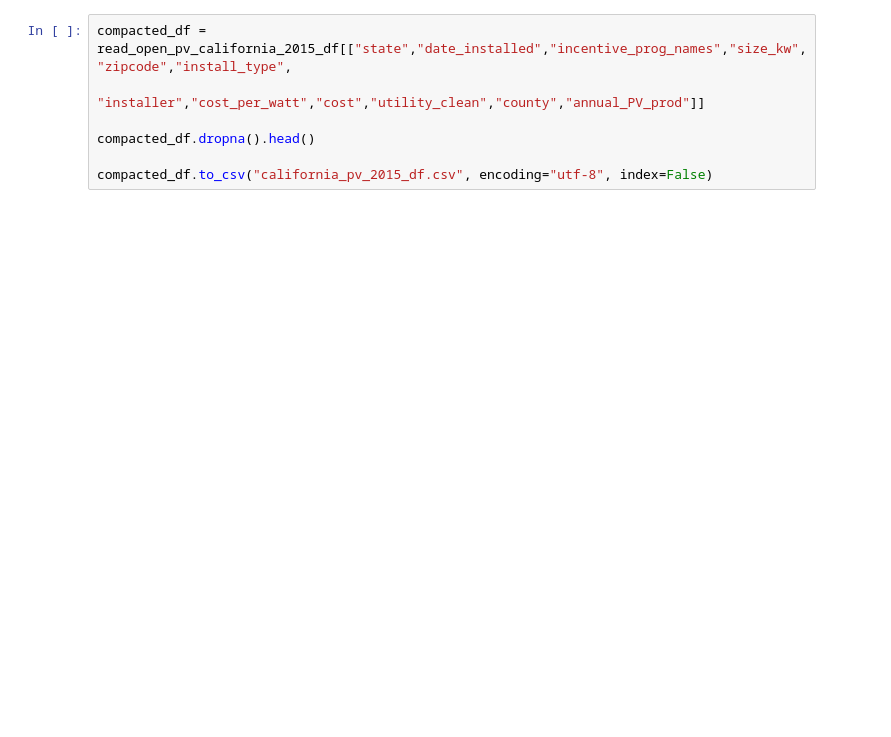
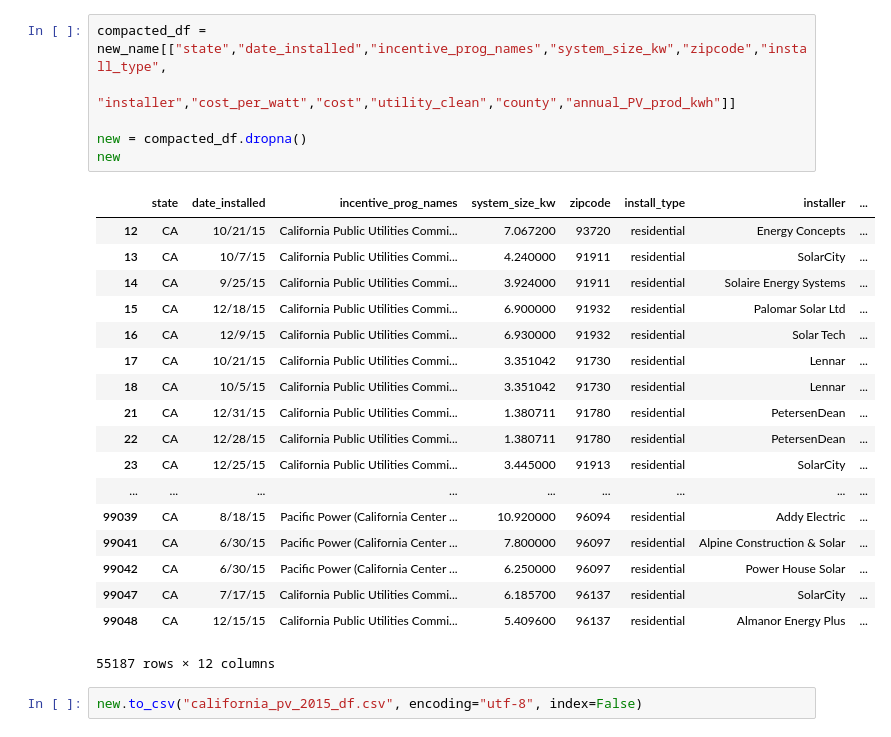
Before and after one commit to dylanmkaiser/Project1, a Jupyter notebook: open_pv_california_2015.ipynb, the cells around one changed output. Drawn from its saved outputs; the diff is of its cells as text; blank space fills up the shorter version.

```diff
--- a/open_pv_california_2015.ipynb
+++ b/open_pv_california_2015.ipynb
@@ -22,8 +25,28 @@ read_open_pv_california_2015_df.head()
 5 rows × 82 columns
 # %%
-compacted_df = read_open_pv_california_2015_df[["state","date_installed","incentive_prog_names","size_kw","zipcode","install_type",
-                                                "installer","cost_per_watt","cost","utility_clean","county","annual_PV_prod"]]
+compacted_df = new_name[["state","date_installed","incentive_prog_names","system_size_kw","zipcode","install_type",
+                                                "installer","cost_per_watt","cost","utility_clean","county","annual_PV_prod_kwh"]]
 
-compacted_df.dropna().head()
-
-compacted_df.to_csv("california_pv_2015_df.csv", encoding="utf-8", index=False)
+new = compacted_df.dropna()
+new
+# %% [output]
+|  | state | date_installed | incentive_prog_names | system_size_kw | zipcode | install_type | installer | ... |
+| 12 | CA | 10/21/15 | California Public Utilities Commi... | 7.067200 | 93720 | residential | Energy Concepts | ... |
+| 13 | CA | 10/7/15 | California Public Utilities Commi... | 4.240000 | 91911 | residential | SolarCity | ... |
+| 14 | CA | 9/25/15 | California Public Utilities Commi... | 3.924000 | 91911 | residential | Solaire Energy Systems | ... |
+| 15 | CA | 12/18/15 | California Public Utilities Commi... | 6.900000 | 91932 | residential | Palomar Solar Ltd | ... |
+| 16 | CA | 12/9/15 | California Public Utilities Commi... | 6.930000 | 91932 | residential | Solar Tech | ... |
+| 17 | CA | 10/21/15 | California Public Utilities Commi... | 3.351042 | 91730 | residential | Lennar | ... |
+| 18 | CA | 10/5/15 | California Public Utilities Commi... | 3.351042 | 91730 | residential | Lennar | ... |
+| 21 | CA | 12/31/15 | California Public Utilities Commi... | 1.380711 | 91780 | residential | PetersenDean | ... |
+| 22 | CA | 12/28/15 | California Public Utilities Commi... | 1.380711 | 91780 | residential | PetersenDean | ... |
+| 23 | CA | 12/25/15 | California Public Utilities Commi... | 3.445000 | 91913 | residential | SolarCity | ... |
+| ... | ... | ... | ... | ... | ... | ... | ... | ... |
+| 99039 | CA | 8/18/15 | Pacific Power (California Center ... | 10.920000 | 96094 | residential | Addy Electric | ... |
+| 99041 | CA | 6/30/15 | Pacific Power (California Center ... | 7.800000 | 96097 | residential | Alpine Construction & Solar | ... |
+| 99042 | CA | 6/30/15 | Pacific Power (California Center ... | 6.250000 | 96097 | residential | Power House Solar | ... |
+| 99047 | CA | 7/17/15 | California Public Utilities Commi... | 6.185700 | 96137 | residential | SolarCity | ... |
+| 99048 | CA | 12/15/15 | California Public Utilities Commi... | 5.409600 | 96137 | residential | Almanor Energy Plus | ... |
+55187 rows × 12 columns
+# %%
+new.to_csv("california_pv_2015_df.csv", encoding="utf-8", index=False)
```
Also changed, not shown: parts of 1 cell of this notebook, 1 other file.
